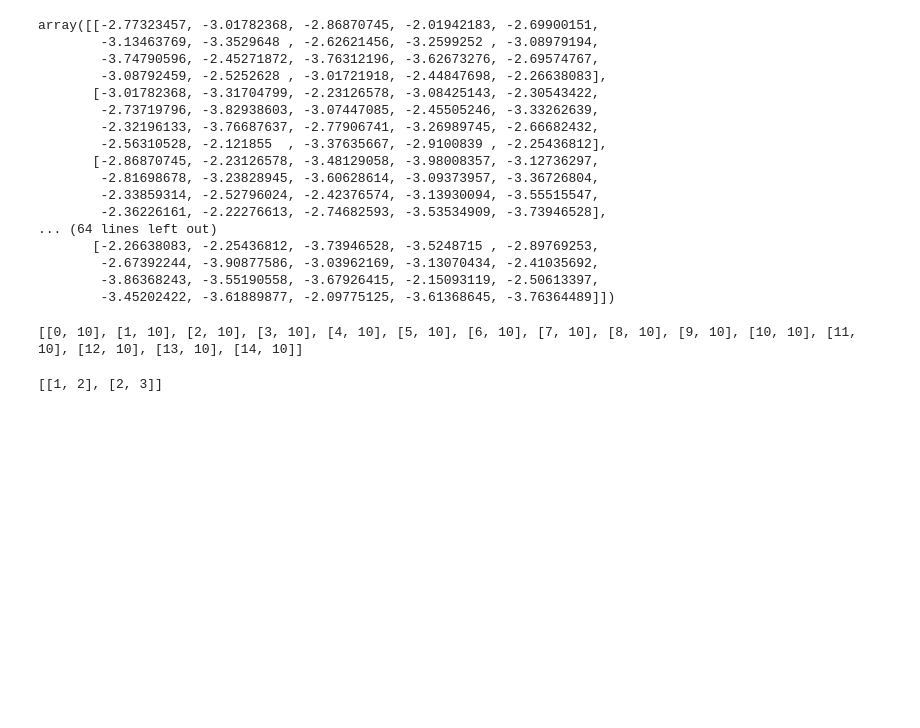
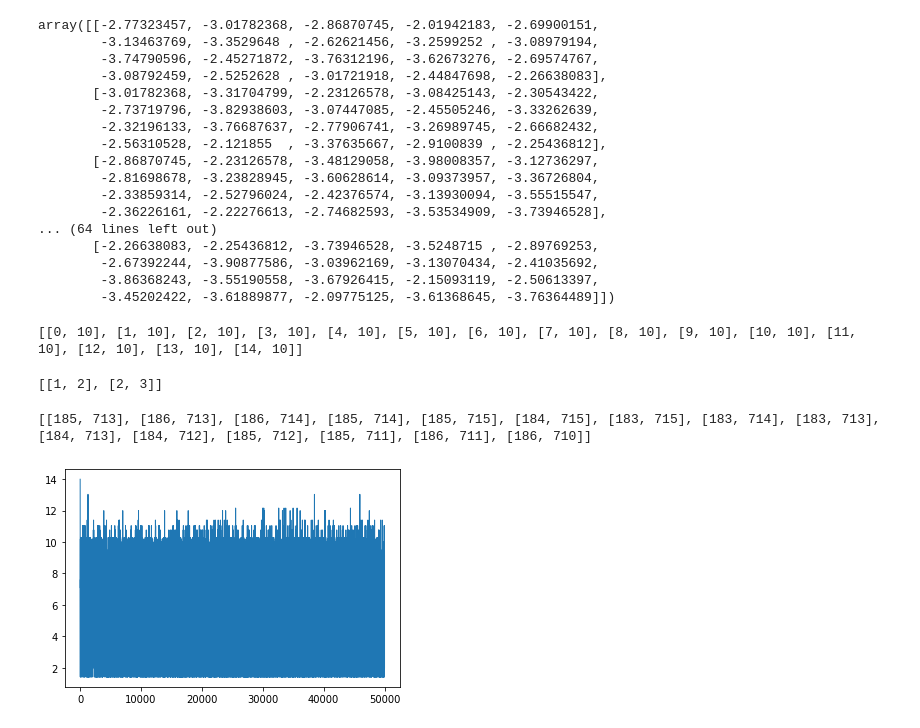
Before and after one commit to andy3278/PHYS4191_Capstone, a Jupyter notebook: final_test.ipynb, the cells around one changed output. Saved outputs shown, nothing was run; the diff lists cells and outputs as text; code cells hidden in the pictures; blank space fills up the shorter version.

```diff
--- a/final_test.ipynb
+++ b/final_test.ipynb
@@ -7,7 +7,7 @@ import random
 # %%
 
 random.seed(589015328) # this seed should not be changed in order to reproduce result
-TT = 5*10**5
+TT = int(5e6)
 temperature = 10
 numebr_amino_acids = 15
 end_of_protein = numebr_amino_acids-1
@@ -152,7 +152,7 @@ def check_new_e_middle(i,t,new_x,new_y):
 # %%
 
 for t in range(TT): # time or generatation
-    new_e = energy_over_time[t]
+    new_e = 0
     new_coord = protein_coordinate[t] # [[],[],[]...,[]]
     #loop throught entire protein
     for i in range(numebr_amino_acids):
@@ -216,11 +216,16 @@ print(ls)
 # %% [output]
 [[1, 2], [2, 3]]
 # %%
-#print(coordinate_over_time)
+print(coordinate_over_time[-1])
 #print(distance_over_time)
-print(energy_over_time)
+#print(energy_over_time)
+# %% [output]
+[[185, 713], [186, 713], [186, 714], [185, 714], [185, 715], [184, 715], [183, 715], [183, 714], [183, 713], [184, 713], [184, 712], [185, 712], [185, 711], [186, 711], [186, 710]]
 # %%
-every_nth_dis = distance_over_time[::10]
-every_nth_energy = energy_over_time[::10]
+every_nth_dis = distance_over_time[::100]
+every_nth_energy = energy_over_time[::100]
 # %%
-plt.plot(range(len(every_nth)))
+plt.plot(range(len(every_nth_dis)),every_nth_dis,linewidth=1.0)
+plt.show()
+# %% [output]
+[figure, added]
```
Also changed, not shown: parts of 3 cells of this notebook, 3 other files.
